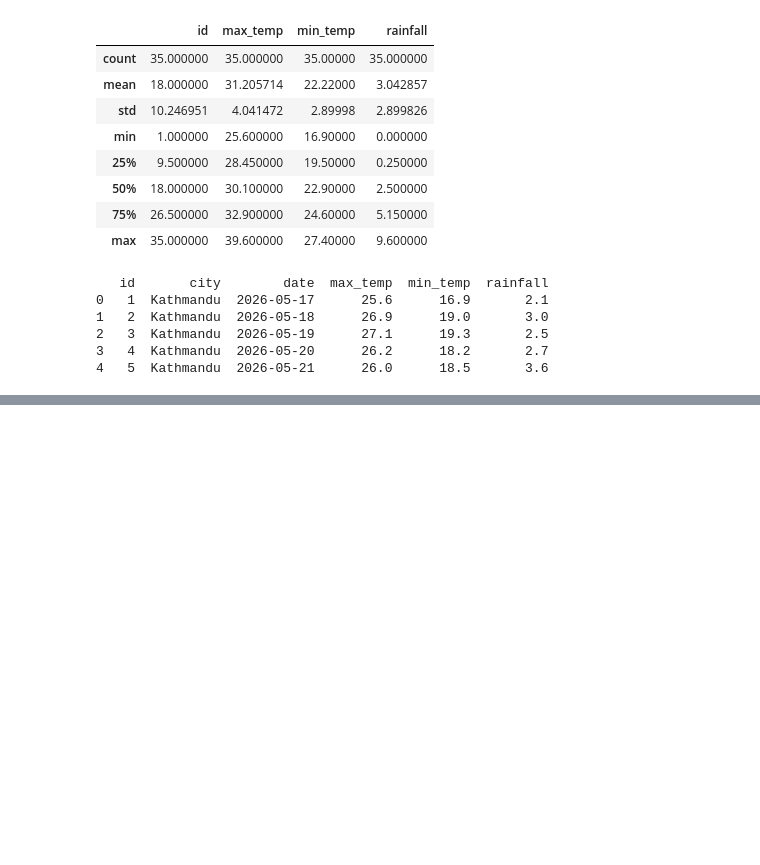
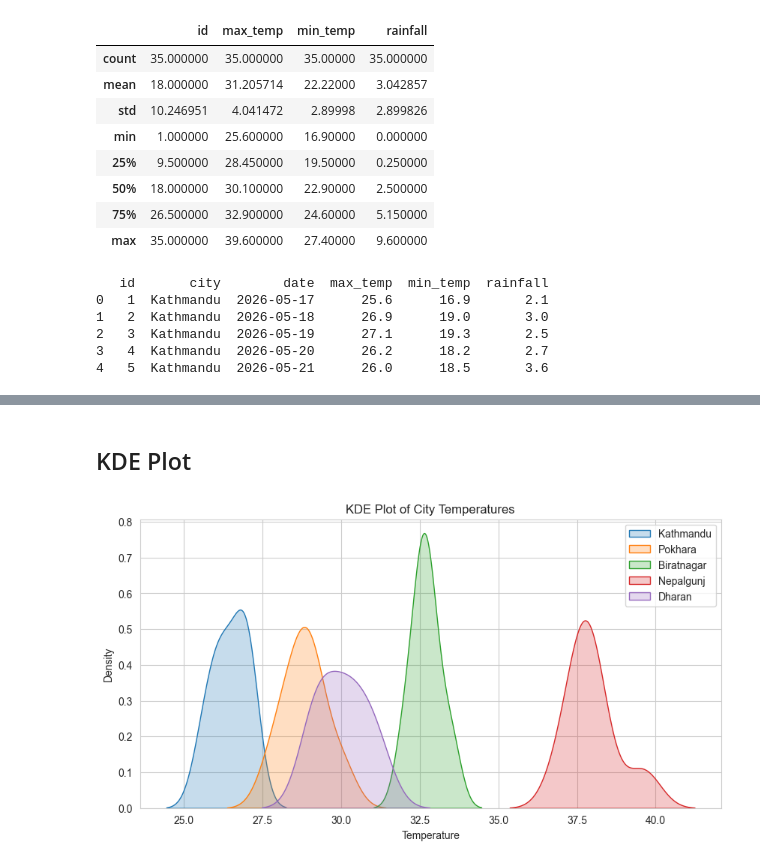
Before and after one commit to MaharjanSumit-59/AI_Data_Internship, a Jupyter notebook: week_5(EDA_Data_Analysis)/Task_2/task2.ipynb, the cells around one changed output, grey strips where cells are left out. Saved outputs shown, nothing was run; the diff lists cells and outputs as text; code cells hidden in the pictures; blank space fills up the shorter version.

```diff
--- a/week_5(EDA_Data_Analysis)/Task_2/task2.ipynb
+++ b/week_5(EDA_Data_Analysis)/Task_2/task2.ipynb
@@ -227,0 +336,24 @@ print(df.head())
+# %% [markdown]
+## KDE Plot
+# %%
+plt.figure(figsize=(10,5))
+
+for city in df["city"].unique():
+
+    sns.kdeplot(
+        df[df["city"] == city]["max_temp"],
+        label=city,
+        fill=True
+    )
+
+plt.title("KDE Plot of City Temperatures")
+
+plt.xlabel("Temperature")
+
+plt.legend()
+
+plt.savefig("charts/kde_plot.png")
+
+plt.show()
+# %% [output]
+[figure, added]
```
Also changed, not shown: parts of 20 cells of this notebook, 6 other files.
